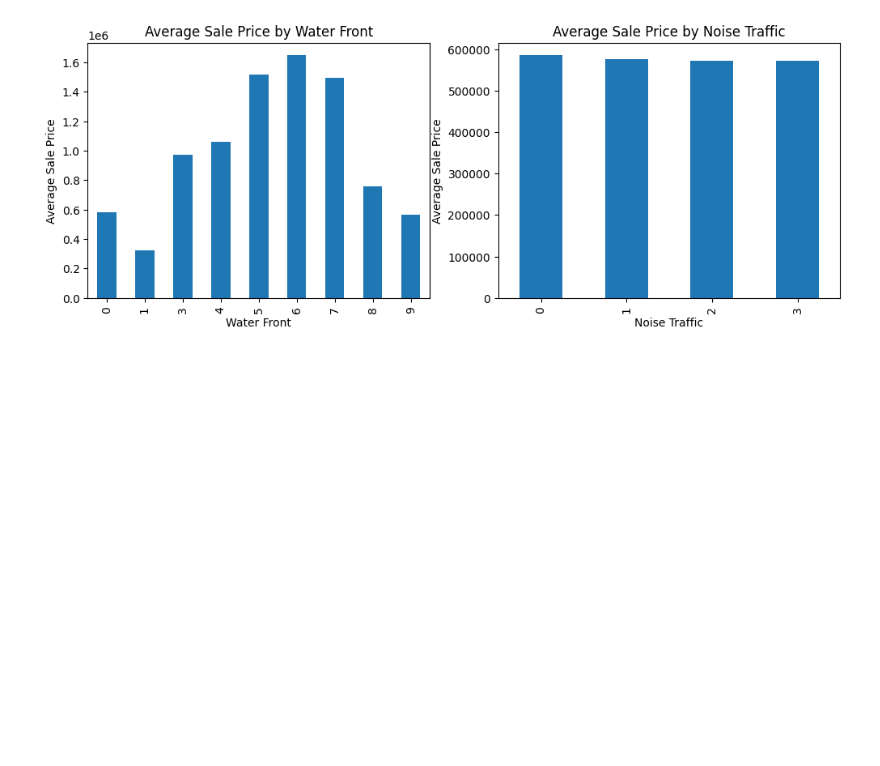
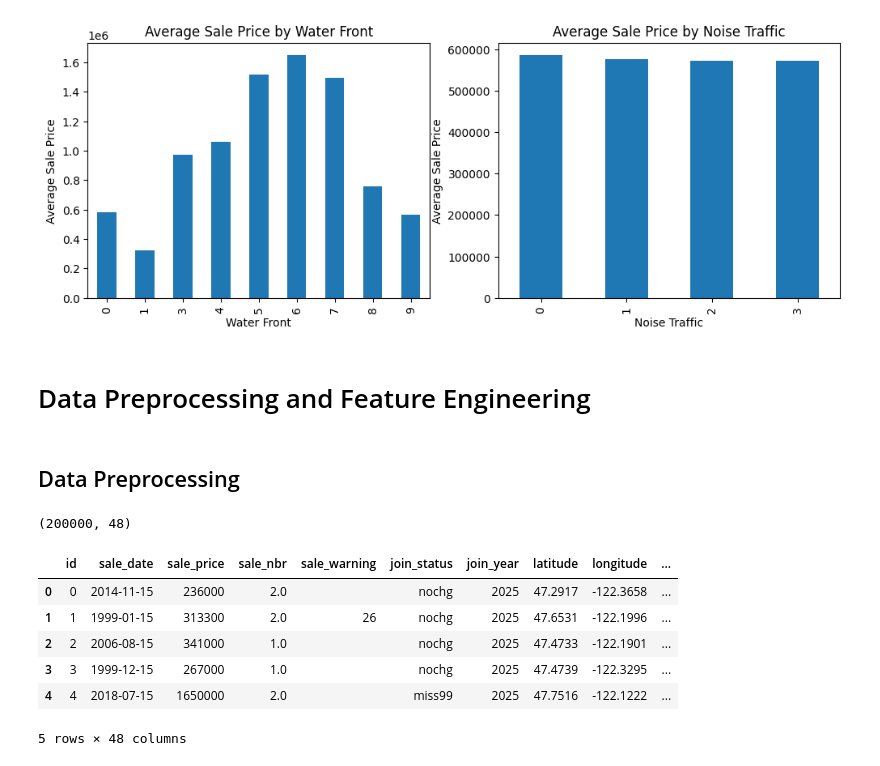
Before and after one commit to Shally-1997/project_house_prediction, a Jupyter notebook: house_price_prediction.ipynb, the cells around one changed output. Cells and saved outputs as stored; diff of their text form; code cells hidden in the pictures; blank space fills up the shorter version.

Commit message:
spilitting of data day 1

```diff
--- a/house_price_prediction.ipynb
+++ b/house_price_prediction.ipynb
@@ -309,3 +309,31 @@ if 'noise_traffic' in df.columns:
     plt.ylabel('Average Sale Price')
 # %% [output]
 [figure]
+# %% [markdown]
+# Data Preprocessing and Feature Engineering
+# %% [markdown]
+## Data Preprocessing
+# %%
+# Creating a copy for data preprocessing
+df_copy = df.copy()
+
+categorical_columns = ['sale_nbr', 'subdivision', 'submarket']
+
+for col in categorical_columns:
+    if col in df_copy.columns:
+        df_copy[col] = df_copy[col].fillna(df_copy[col].mode()[0])
+# %%
+df_copy.shape
+# %% [output]
+(200000, 48)
+# %%
+
+df_copy.head()
+# %% [output]
+|  | id | sale_date | sale_price | sale_nbr | sale_warning | join_status | join_year | latitude | longitude | ... |
+| 0 | 0 | 2014-11-15 | 236000 | 2.0 |  | nochg | 2025 | 47.2917 | -122.3658 | ... |
+| 1 | 1 | 1999-01-15 | 313300 | 2.0 | 26 | nochg | 2025 | 47.6531 | -122.1996 | ... |
+| 2 | 2 | 2006-08-15 | 341000 | 1.0 |  | nochg | 2025 | 47.4733 | -122.1901 | ... |
+| 3 | 3 | 1999-12-15 | 267000 | 1.0 |  | nochg | 2025 | 47.4739 | -122.3295 | ... |
+| 4 | 4 | 2018-07-15 | 1650000 | 2.0 |  | miss99 | 2025 | 47.7516 | -122.1222 | ... |
+5 rows × 48 columns
```
Also changed, not shown: 1 other file.
